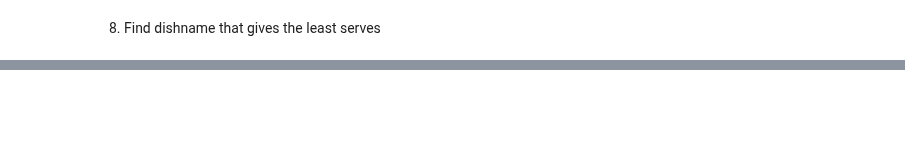
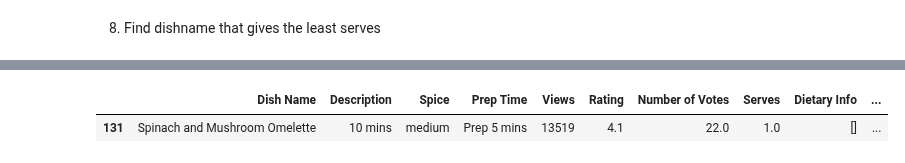
Before and after one commit to Sevinj-joy/Matplotlib_examples, a Jupyter notebook: Indian_healthy_recipe/IndianHealthyRecipe.ipynb, the cells around one changed output, grey strips where cells are left out. Drawn from its saved outputs; the diff is of its cells as text; code cells hidden in the pictures; blank space fills up the shorter version.

```diff
--- a/Indian_healthy_recipe/IndianHealthyRecipe.ipynb
+++ b/Indian_healthy_recipe/IndianHealthyRecipe.ipynb
@@ -42,4 +50 @@ data
-# %%
-for col in data.select_dtypes(include=['object']).columns:
-    data[col] = data[col].str.replace('\n', '', regex=False)
 # %%
@@ -61,3 +65,0 @@ data
-# %%
-for col in data.select_dtypes(include=['object']).columns:
-    data[col] = data[col].str.replace('(', '', regex=False)
@@ -110,0 +134,19 @@ Percentage of NaN values in the dataset: 87.89%
+# %%
+def infer_cook_time(row):
+    instructions = row['Instructions'].lower()
+
+    if 'boil' in instructions or 'simmer' in instructions:
+        return 15  # Boiling usually takes ~15 minutes
+    elif 'fry' in instructions or 'stir-fry' in instructions:
+        return 10  # Frying ~10 minutes
+    elif 'bake' in instructions or 'roast' in instructions:
+        return 30  # Baking ~30 minutes
+    elif 'mix' in instructions or 'blend' in instructions:
+        return 0  # No cooking needed for blending or mixing
+    else:
+        return None  # Unknown, leave as null for now
+
+data['Cook Time'] = data.apply(
+    lambda row: infer_cook_time(row) if pd.isnull(row['Cook Time']) else row['Cook Time'],
+    axis=1
+)
@@ -161,3 +203 @@ dtype('O')
-# %%
-data['Rating'] = pd.to_numeric(data['Rating'], errors='coerce')
 # %%
@@ -197,0 +222,10 @@ data.isnull()
+# %%
+# Ensure the Serves column is numeric in case it contains any non-numeric data
+data['Serves'] = pd.to_numeric(data['Serves'], errors='coerce')
+min_serves = data['Serves'].min()
+rows_with_min_serves = data[data['Serves'] == min_serves]
+
+rows_with_min_serves
+# %% [output]
+|  | Dish Name | Description | Spice | Prep Time | Views | Rating | Number of Votes | Serves | Dietary Info | ... |
+| 131 | Spinach and Mushroom Omelette | 10 mins | medium | Prep 5 mins | 13519 | 4.1 | 22.0 | 1.0 | [] | ... |
```
Also changed, not shown: parts of 27 cells of this notebook.
